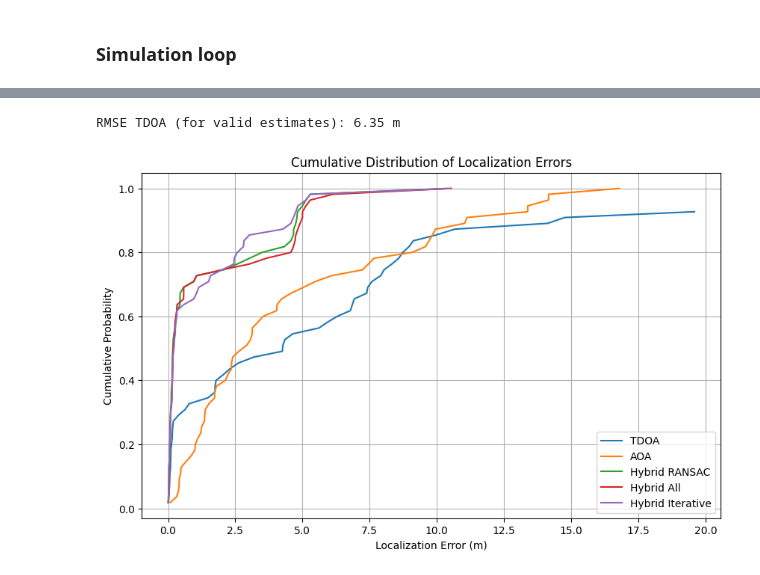
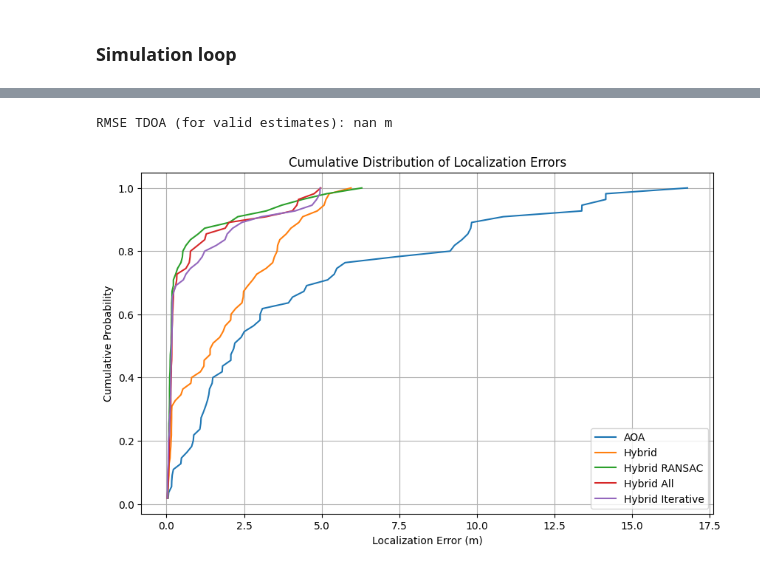
Before and after one commit to lraviart/RayTracing, a Jupyter notebook: Localization/ChainLarge.ipynb, the cells around one changed output, grey strips where cells are left out. Saved outputs shown, nothing was run; the diff lists cells and outputs as text; code cells hidden in the pictures.

```diff
--- a/Localization/ChainLarge.ipynb
+++ b/Localization/ChainLarge.ipynb
@@ -777,60 +795,69 @@ Iter done for position: [10.  5.]
 # %%
 tdoa_estimates = np.array(tdoa_estimates)
 aoa_estimates = np.array(aoa_estimates)
+hybrid_estimates = np.array(hybrid_estimates)
 hybrid_ransac_estimates = np.array(hybrid_ransac_estimates)
 hybrid_all_estimates = np.array(hybrid_all_estimates)
 hybrid_iterative_estimates = np.array(hybrid_iterative_estimates)
 
 # Remove nan entries
-tdoa_estimates = tdoa_estimates[~np.isnan(tdoa_estimates).any(axis=1)]
-aoa_estimates = aoa_estimates[~np.isnan(aoa_estimates).any(axis=1)]
-hybrid_ransac_estimates = hybrid_ransac_estimates[~np.isnan(hybrid_ransac_estimates).any(axis=1)]
-hybrid_all_estimates = hybrid_all_estimates[~np.isnan(hybrid_all_estimates).any(axis=1)]
-hybrid_iterative_estimates = hybrid_iterative_estimates[~np.isnan(hybrid_iterative_estimates).any(axis=1)]
+# tdoa_estimates = tdoa_estimates[~np.isnan(tdoa_estimates).any(axis=1)]
+# aoa_estimates = aoa_estimates[~np.isnan(aoa_estimates).any(axis=1)]
+# hybrid_estimates = hybrid_estimates[~np.isnan(hybrid_estimates).any(axis=1)]
+# hybrid_ransac_estimates = hybrid_ransac_estimates[~np.isnan(hybrid_ransac_estimates).any(axis=1)]
+# hybrid_all_estimates = hybrid_all_estimates[~np.isnan(hybrid_all_estimates).any(axis=1)]
+# hybrid_iterative_estimates = hybrid_iterative_estimates[~np.isnan(hybrid_iterative_estimates).any(axis=1)]
 
-print("TDOA Estimates:", tdoa_estimates)
-print("AOA Estimates:", aoa_estimates)
-print("Hybrid RANSAC Estimates:", hybrid_ransac_estimates)
-print("Hybrid All Estimates:", hybrid_all_estimates)
+# print("TDOA Estimates:", tdoa_estimates)
+# print("AOA Estimates:", aoa_estimates)
+# print("Hybrid RANSAC Estimates:", hybrid_ransac_estimates)
+# print("Hybrid All Estimates:", hybrid_all_estimates)
 
 tdoa_errors = []
 aoa_errors = []
+hybrid_errors = []
 hybrid_ransac_errors = []
 hybrid_all_errors = []
 hybrid_iterative_errors = []
 for i in range(11):
     for j in range(5):
         true_pos = TX_positions[i, j, :2]
-        tdoa_error = np.linalg.norm(tdoa_estimates[i*5+j] - true_pos)
+        # tdoa_error = np.linalg.norm(tdoa_estimates[i*5+j] - true_pos)
         aoa_error = np.linalg.norm(aoa_estimates[i*5+j] - true_pos)
+        hybrid_error = np.linalg.norm(hybrid_estimates[i*5+j] - true_pos)
         hybrid_ransac_error = np.linalg.norm(hybrid_ransac_estimates[i*5+j] - true_pos)
         hybrid_all_error = np.linalg.norm(hybrid_all_estimates[i*5+j] - true_pos)
         hybrid_iterative_error = np.linalg.norm(hybrid_iterative_estimates[i*5+j] - true_pos)
 
-        tdoa_errors.append(tdoa_error)
+        # tdoa_errors.append(tdoa_error)
         aoa_errors.append(aoa_error)
+        hybrid_errors.append(hybrid_error)
         hybrid_ransac_errors.append(hybrid_ransac_error)
         hybrid_all_errors.append(hybrid_all_error)
-        hybrid_iterative_errors.append(hybrid_iterative_error)
+        hybrid_iterative_errors.append(hybrid_iterative_error) if not np.isnan(hybrid_iterative_error) else None
 
-tdoa_errors = np.array(tdoa_errors)
+# tdoa_errors = np.array(tdoa_errors)
 aoa_errors = np.array(aoa_errors)
+hybrid_errors = np.array(hybrid_errors)
 hybrid_ransac_errors = np.array(hybrid_ransac_errors)
 hybrid_all_errors = np.array(hybrid_all_errors)
 hybrid_iterative_errors = np.array(hybrid_iterative_errors)
 # print("TDOA Errors (m):", tdoa_errors)
 # print("AOA Errors (m):", aoa_errors)
+print("Hybrid Errors (m):", hybrid_errors)
 print("Hybrid RANSAC Errors (m):", hybrid_ransac_errors)
 print("Hybrid All Errors (m):", hybrid_all_errors)
 print("Hybrid Iterative Errors (m):", hybrid_iterative_errors)
 
-rmse_tdoa = np.sqrt(np.mean(tdoa_errors**2))
+# rmse_tdoa = np.sqrt(np.mean(tdoa_errors**2))
 rmse_aoa = np.sqrt(np.mean(aoa_errors**2))
+rmse_hybrid = np.sqrt(np.mean(hybrid_errors**2))
 rmse_hybrid_ransac = np.sqrt(np.mean(hybrid_ransac_errors**2))
 rmse_hybrid_all = np.sqrt(np.mean(hybrid_all_errors**2))
 rmse_hybrid_iterative = np.sqrt(np.mean(hybrid_iterative_errors**2))
-print(f"RMSE TDOA: {rmse_tdoa:.2f} m")
+# print(f"RMSE TDOA: {rmse_tdoa:.2f} m")
 print(f"RMSE AOA: {rmse_aoa:.2f} m")
+print(f"RMSE Hybrid: {rmse_hybrid:.2f} m")
 print(f"RMSE Hybrid RANSAC: {rmse_hybrid_ransac:.2f} m")
 print(f"RMSE Hybrid All: {rmse_hybrid_all:.2f} m")
 print(f"RMSE Hybrid Iterative: {rmse_hybrid_iterative:.2f} m")
@@ -855,27 +882,29 @@ RMSE Hybrid Iterative: 2.45 m
 # %%
 # Plotting the errors
 cum = np.arange(1, len(aoa_errors)+1) / len(aoa_errors)
 tdoa_errors_plot = np.sort(tdoa_errors)
-tdoa_errors_plot = tdoa_errors_plot[:-4]
+tdoa_errors_plot = tdoa_errors_plot[:-7]
 rmse_tdoa = np.sqrt(np.mean(tdoa_errors_plot**2))
 print(f"RMSE TDOA (for valid estimates): {rmse_tdoa:.2f} m")
 aoa_errors_plot = np.sort(aoa_errors)
+hybrid_errors_plot = np.sort(hybrid_errors)
 hybrid_ransac_errors_plot = np.sort(hybrid_ransac_errors)
 hybrid_all_errors_plot = np.sort(hybrid_all_errors)
 hybrid_iterative_errors_plot = np.sort(hybrid_iterative_errors)
 
 plt.figure(figsize=(10, 6))
-plt.plot(tdoa_errors_plot, cum[:-4], label='TDOA')
+# plt.plot(tdoa_errors_plot, cum[:-7], label='TDOA')
 plt.plot(aoa_errors_plot, cum, label='AOA')
+plt.plot(hybrid_errors_plot, cum, label='Hybrid')
 plt.plot(hybrid_ransac_errors_plot, cum, label='Hybrid RANSAC')
 plt.plot(hybrid_all_errors_plot, cum, label='Hybrid All')
 plt.plot(hybrid_iterative_errors_plot, cum, label='Hybrid Iterative')
 plt.xlabel("Localization Error (m)")
 plt.ylabel("Cumulative Probability")
 plt.title("Cumulative Distribution of Localization Errors")
 plt.legend()
 plt.grid()
 plt.show()
 # %% [output]
-RMSE TDOA (for valid estimates): 6.35 m
+RMSE TDOA (for valid estimates): nan m
-[figure, old version]
+[figure, new version]
```
Also changed, not shown: parts of 16 cells of this notebook, 7 other files.
